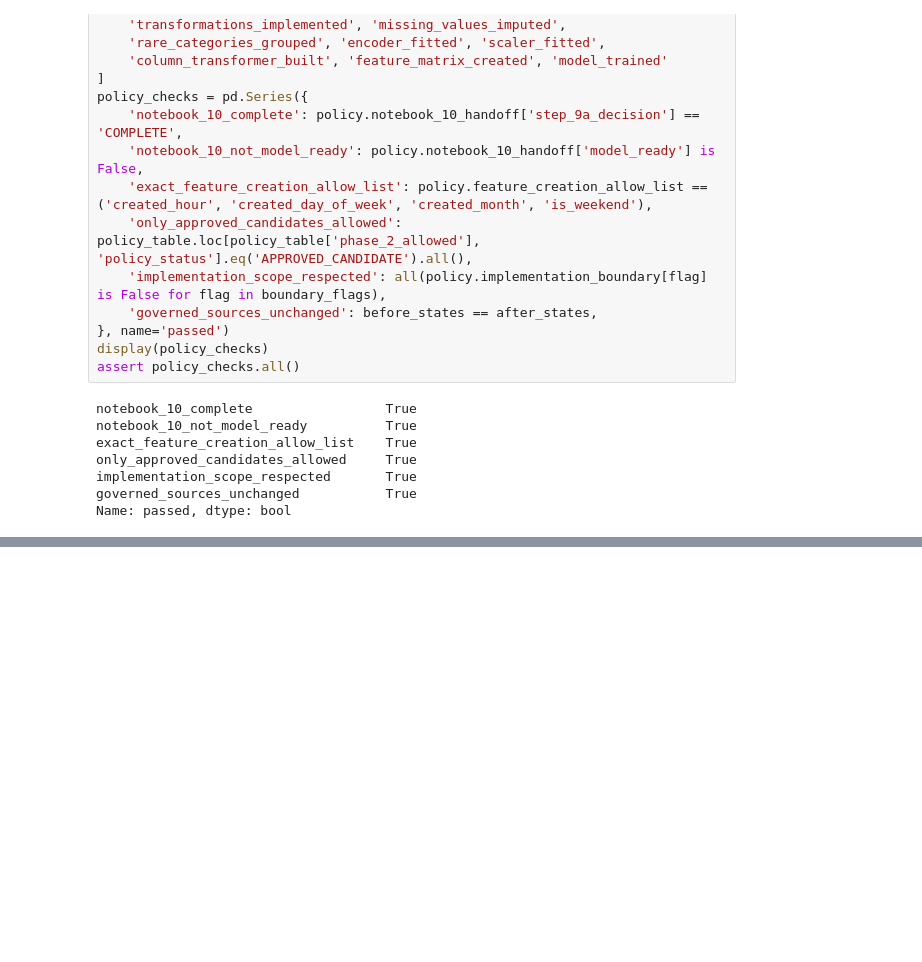
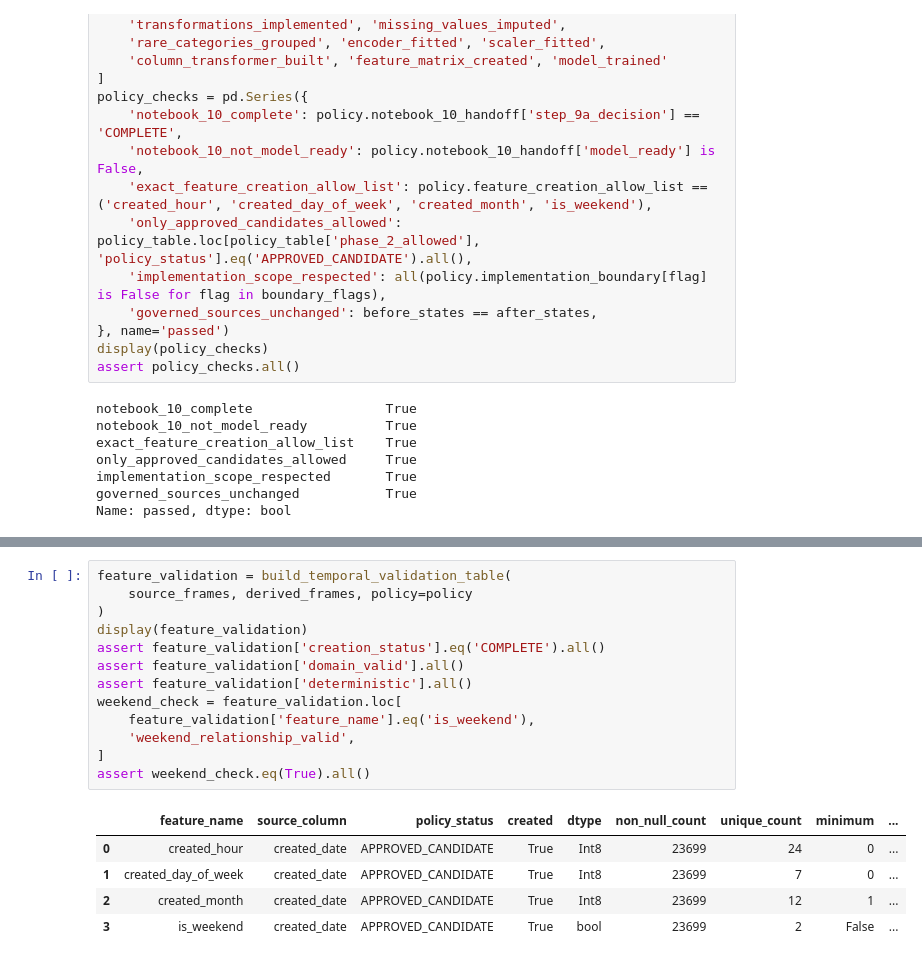
Before and after one commit to mmubashir95/urban-operations-intelligence-platform, a Jupyter notebook: notebooks/11_feature_engineering_and_preprocessing.ipynb, the cells around one changed output, grey strips where cells are left out. Saved outputs shown, nothing was run; the diff lists cells and outputs as text; blank space fills up the shorter version.

```diff
--- a/notebooks/11_feature_engineering_and_preprocessing.ipynb
+++ b/notebooks/11_feature_engineering_and_preprocessing.ipynb
@@ -252,0 +379,19 @@ dtype: object
+# %%
+feature_validation = build_temporal_validation_table(
+    source_frames, derived_frames, policy=policy
+)
+display(feature_validation)
+assert feature_validation['creation_status'].eq('COMPLETE').all()
+assert feature_validation['domain_valid'].all()
+assert feature_validation['deterministic'].all()
+weekend_check = feature_validation.loc[
+    feature_validation['feature_name'].eq('is_weekend'),
+    'weekend_relationship_valid',
+]
+assert weekend_check.eq(True).all()
+# %% [output]
+|  | feature_name | source_column | policy_status | created | dtype | non_null_count | unique_count | minimum | ... |
+| 0 | created_hour | created_date | APPROVED_CANDIDATE | True | Int8 | 23699 | 24 | 0 | ... |
+| 1 | created_day_of_week | created_date | APPROVED_CANDIDATE | True | Int8 | 23699 | 7 | 0 | ... |
+| 2 | created_month | created_date | APPROVED_CANDIDATE | True | Int8 | 23699 | 12 | 1 | ... |
+| 3 | is_weekend | created_date | APPROVED_CANDIDATE | True | bool | 23699 | 2 | False | ... |
```
Also changed, not shown: parts of 23 cells of this notebook, 8 other files.
